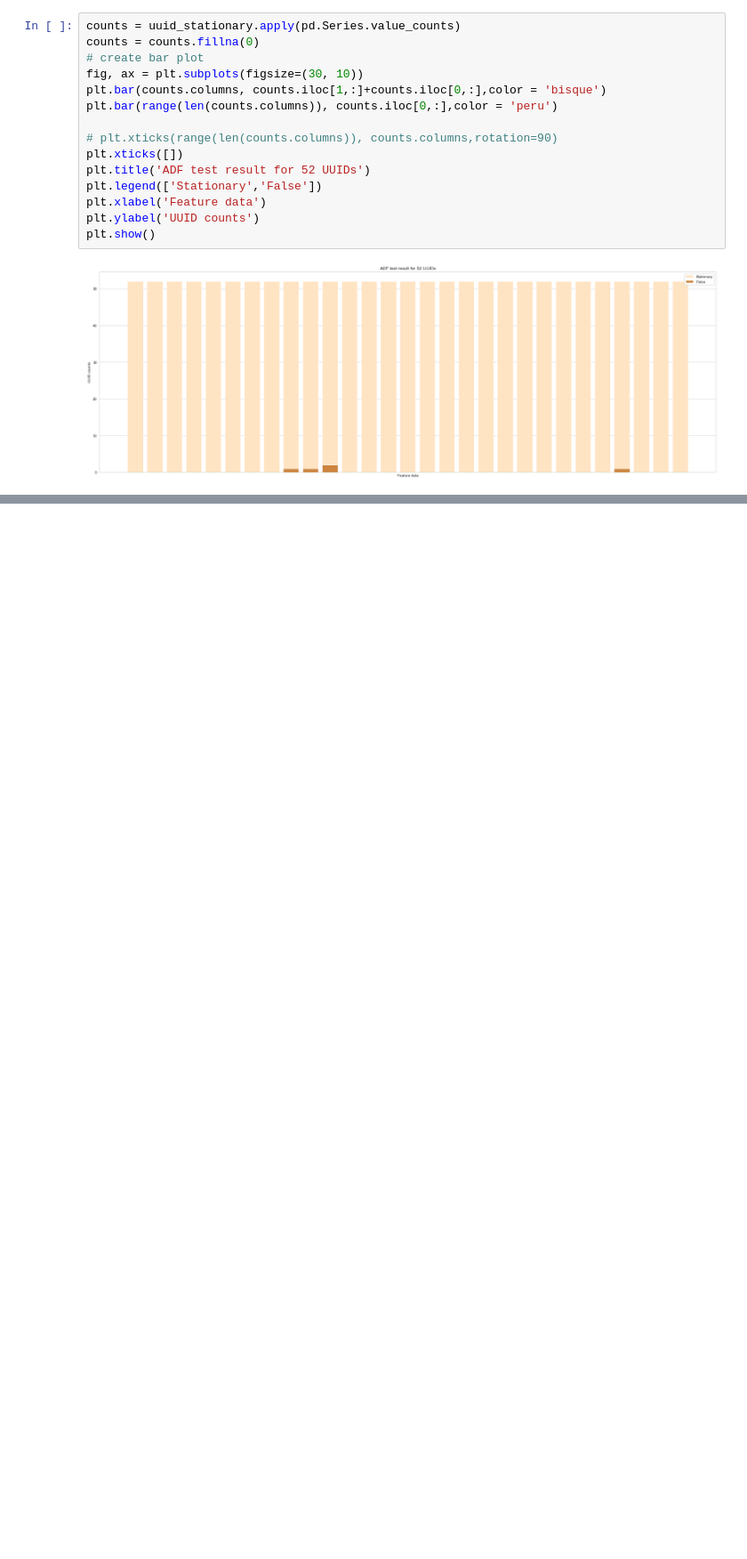
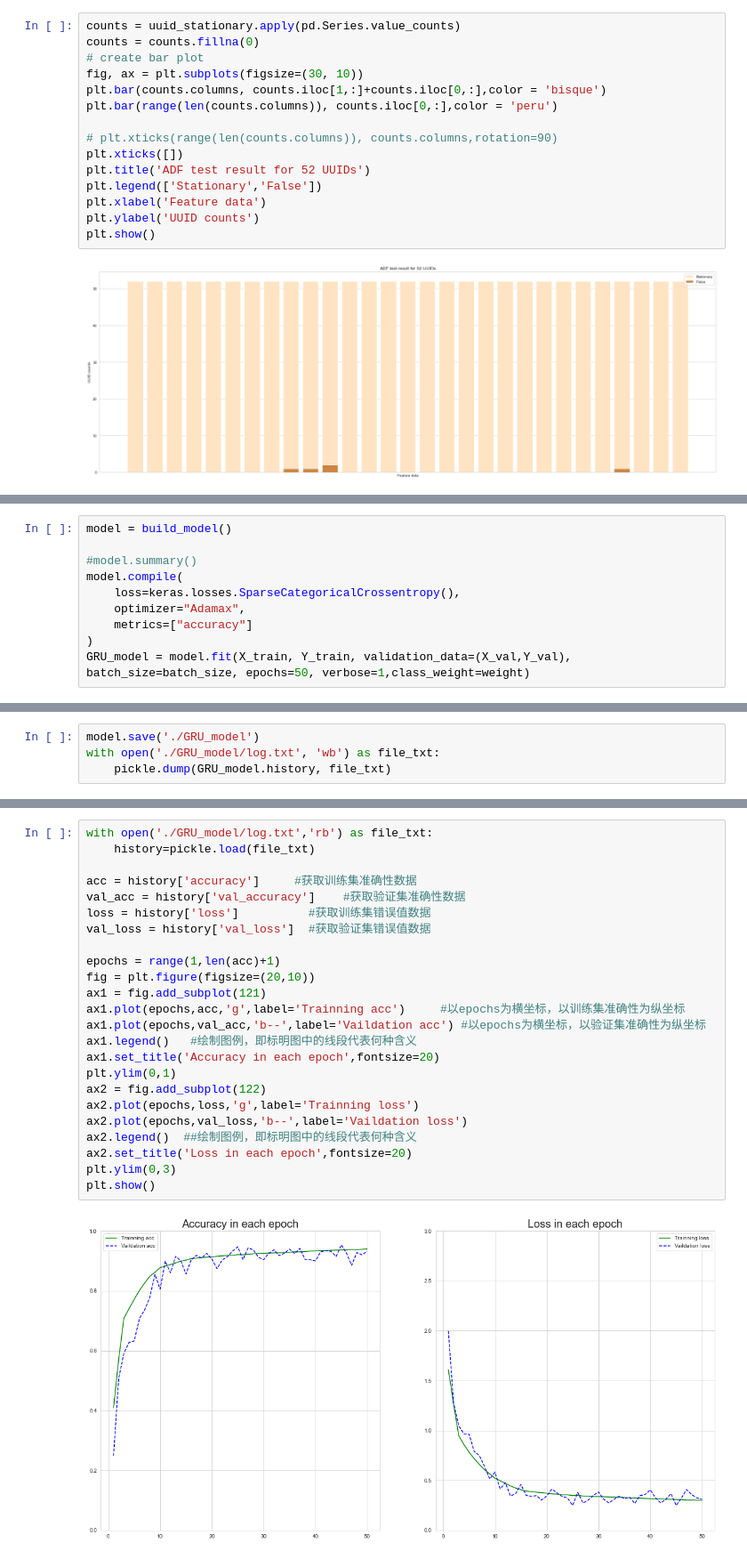
Before and after one commit to Vancelrsky/Four-Guys-DSGP, a Jupyter notebook: Report.ipynb, the cells around one changed output, grey strips where cells are left out. Shown at 89% size. Drawn from its saved outputs; the diff is of its cells as text; blank space fills up the shorter version.

```diff
--- a/Report.ipynb
+++ b/Report.ipynb
@@ -613,0 +662,10 @@ plt.show()
+# %%
+model = build_model()
+
+#model.summary()
+model.compile(
+    loss=keras.losses.SparseCategoricalCrossentropy(),
+    optimizer="Adamax",
+    metrics=["accuracy"]
+)
+GRU_model = model.fit(X_train, Y_train, validation_data=(X_val,Y_val), batch_size=batch_size, epochs=50, verbose=1,class_weight=weight)
@@ -613,0 +690,4 @@ plt.show()
+# %%
+model.save('./GRU_model')
+with open('./GRU_model/log.txt', 'wb') as file_txt:
+    pickle.dump(GRU_model.history, file_txt)
@@ -613,0 +698,26 @@ plt.show()
+# %%
+with open('./GRU_model/log.txt','rb') as file_txt:
+    history=pickle.load(file_txt)
+
+acc = history['accuracy']     #获取训练集准确性数据
+val_acc = history['val_accuracy']    #获取验证集准确性数据
+loss = history['loss']          #获取训练集错误值数据
+val_loss = history['val_loss']  #获取验证集错误值数据
+
+epochs = range(1,len(acc)+1)
+fig = plt.figure(figsize=(20,10))
+ax1 = fig.add_subplot(121)
+ax1.plot(epochs,acc,'g',label='Trainning acc')     #以epochs为横坐标，以训练集准确性为纵坐标
+ax1.plot(epochs,val_acc,'b--',label='Vaildation acc') #以epochs为横坐标，以验证集准确性为纵坐标
+ax1.legend()   #绘制图例，即标明图中的线段代表何种含义
+ax1.set_title('Accuracy in each epoch',fontsize=20)
+plt.ylim(0,1)
+ax2 = fig.add_subplot(122)
+ax2.plot(epochs,loss,'g',label='Trainning loss')
+ax2.plot(epochs,val_loss,'b--',label='Vaildation loss')
+ax2.legend()  ##绘制图例，即标明图中的线段代表何种含义
+ax2.set_title('Loss in each epoch',fontsize=20)
+plt.ylim(0,3)
+plt.show()
+# %% [output]
+[figure, added]
```
Also changed, not shown: parts of 15 cells of this notebook, 10 other files.
